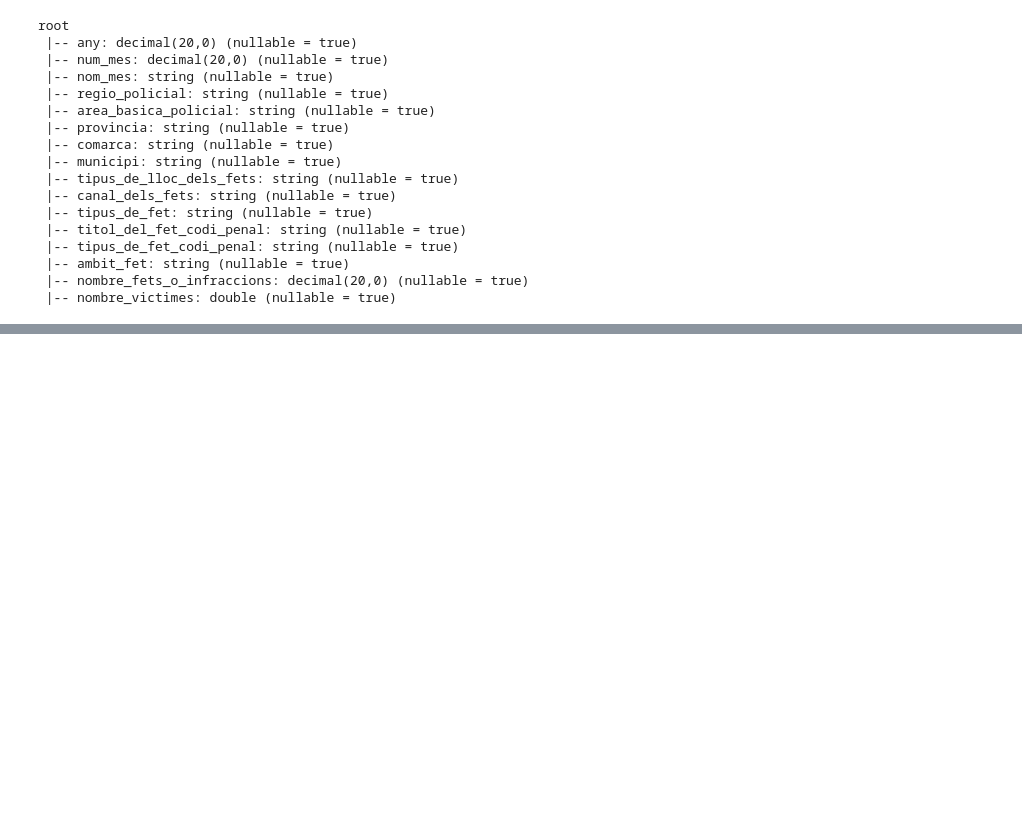
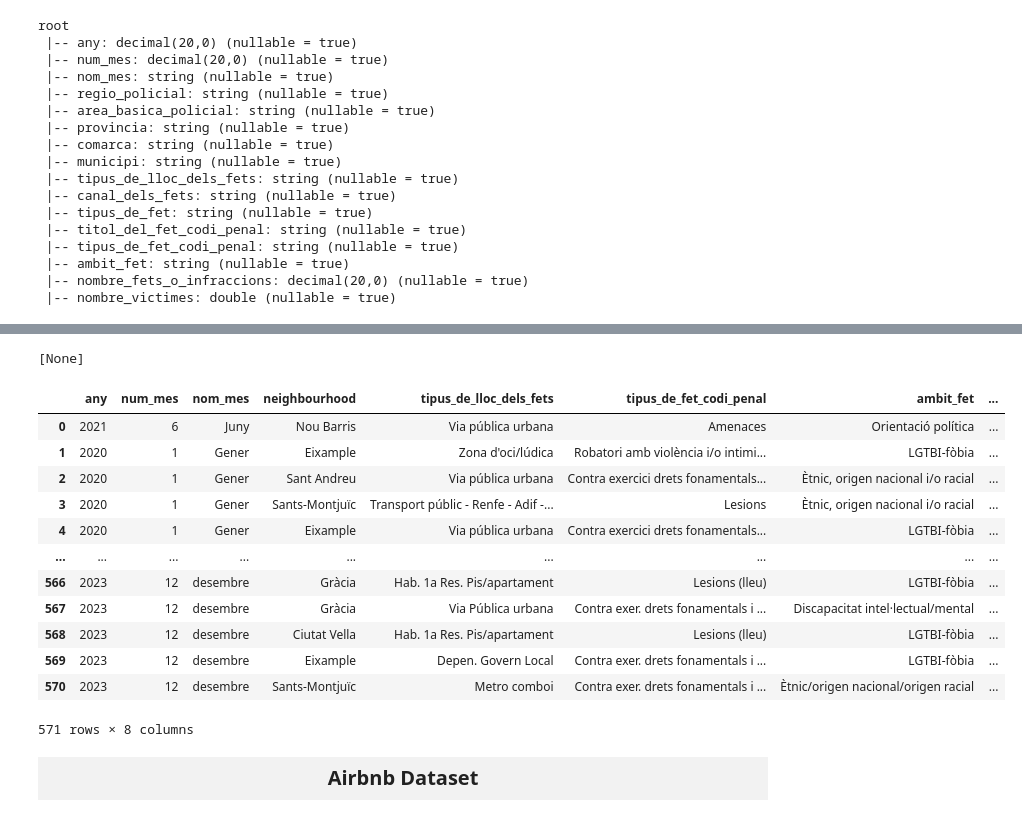
Before and after one commit to elenaalegret/Advanced-Databases, a Jupyter notebook: data_quality_pipeline/dataset_exploration.ipynb, the cells around one changed output, grey strips where cells are left out. Cells and saved outputs as stored; diff of their text form; code cells hidden in the pictures; blank space fills up the shorter version.

```diff
--- a/data_quality_pipeline/dataset_exploration.ipynb
+++ b/data_quality_pipeline/dataset_exploration.ipynb
@@ -115,3 +375,37 @@ only showing top 4 rows
+# %%
+# Remove redundant col --> nombre_fets_o_infraccions
+df_filtered = df_filtered.drop('titol_del_fet_codi_penal')
+# %%
+# Preprocessing --> tipus_de_lloc_dels_fets
+tipus_de_lloc_dels_fets_values = df_filtered.select("tipus_de_lloc_dels_fets").rdd.flatMap(lambda x: x).filter(lambda x: x is  None).collect()
+tipus_de_lloc_dels_fets_values # Nomes hi ha un none drop la mostra
+# %% [output]
+[None]
+# %%
+df_filtered = df_filtered.filter(df_filtered.tipus_de_lloc_dels_fets.isNotNull())
+# %%
+df_filtered.limit(2).toPandas()
+# %% [output]
+|  | any | num_mes | nom_mes | neighbourhood | tipus_de_lloc_dels_fets | tipus_de_fet_codi_penal | ambit_fet | ... |
+| 0 | 2021 | 6 | Juny | Nou Barris | Via pública urbana | Amenaces | Orientació política | ... |
+| 1 | 2020 | 1 | Gener | Eixample | Zona d'oci/lúdica | Robatori amb violència i/o intimi... | LGTBI-fòbia | ... |
+| 2 | 2020 | 1 | Gener | Sant Andreu | Via pública urbana | Contra exercici drets fonamentals... | Ètnic, origen nacional i/o racial | ... |
+| 3 | 2020 | 1 | Gener | Sants-Montjuïc | Transport públic - Renfe - Adif -... | Lesions | Ètnic, origen nacional i/o racial | ... |
+| 4 | 2020 | 1 | Gener | Eixample | Via pública urbana | Contra exercici drets fonamentals... | LGTBI-fòbia | ... |
+| ... | ... | ... | ... | ... | ... | ... | ... | ... |
+| 566 | 2023 | 12 | desembre | Gràcia | Hab. 1a Res. Pis/apartament | Lesions (lleu) | LGTBI-fòbia | ... |
+| 567 | 2023 | 12 | desembre | Gràcia | Via Pública urbana | Contra exer. drets fonamentals i ... | Discapacitat intel·lectual/mental | ... |
+| 568 | 2023 | 12 | desembre | Ciutat Vella | Hab. 1a Res. Pis/apartament | Lesions (lleu) | LGTBI-fòbia | ... |
+| 569 | 2023 | 12 | desembre | Eixample | Depen. Govern Local | Contra exer. drets fonamentals i ... | LGTBI-fòbia | ... |
+| 570 | 2023 | 12 | desembre | Sants-Montjuïc | Metro comboi | Contra exer. drets fonamentals i ... | Ètnic/origen nacional/origen racial | ... |
+571 rows × 8 columns
+# %% [markdown]
+<div style="background-color:#F2F2F2; padding: 10px;">
+    <div style="text-align: center;">
+  <span style="font-family: 'Playfair Display', serif; font-size: 20px; font-weight: bold;">
+     Airbnb Dataset
+  </span>
+</div>
 # %%
 df_aribnb = spark.read \
   .format("jdbc") \
```
Also changed, not shown: parts of 48 cells of this notebook, 2 other files.
